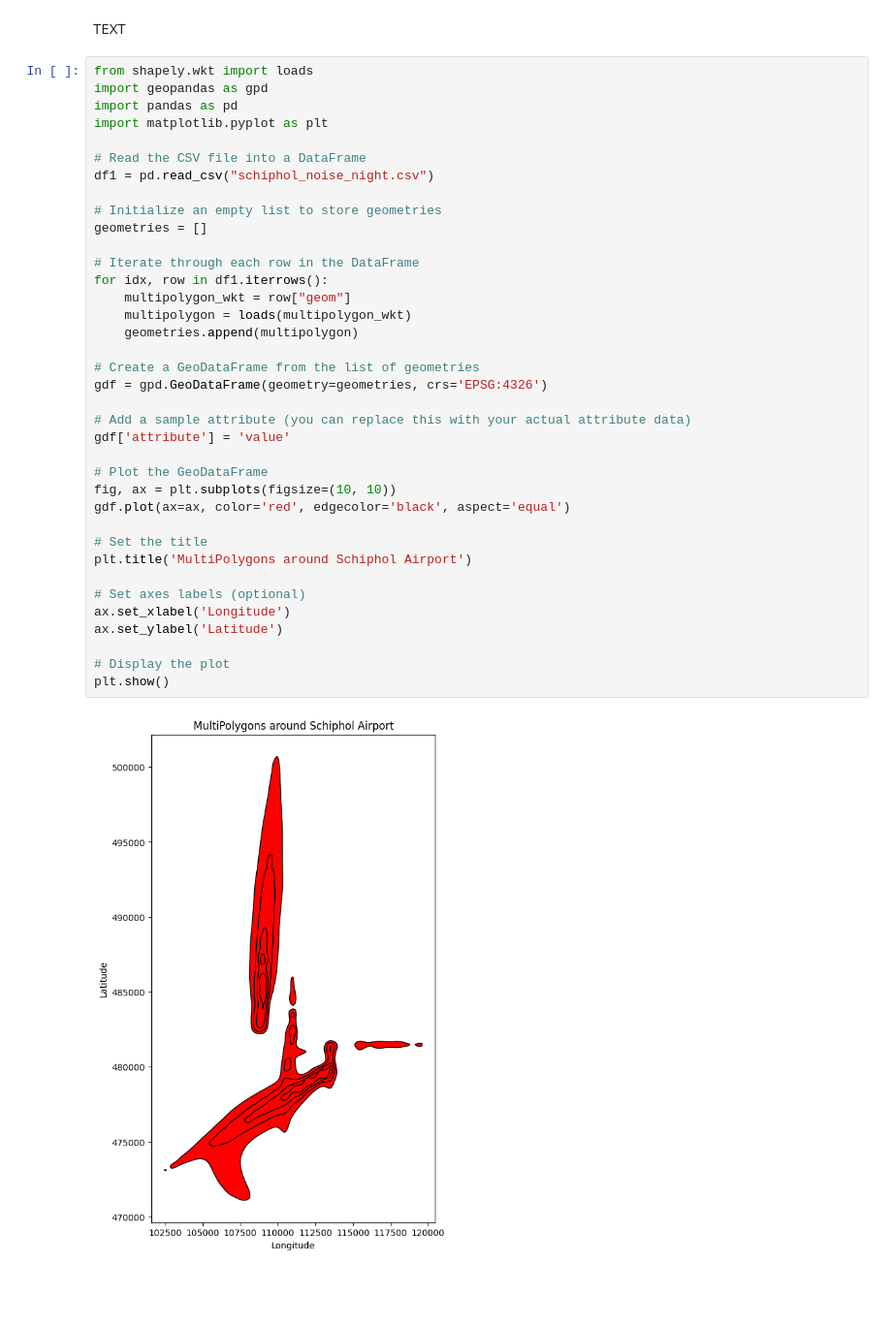
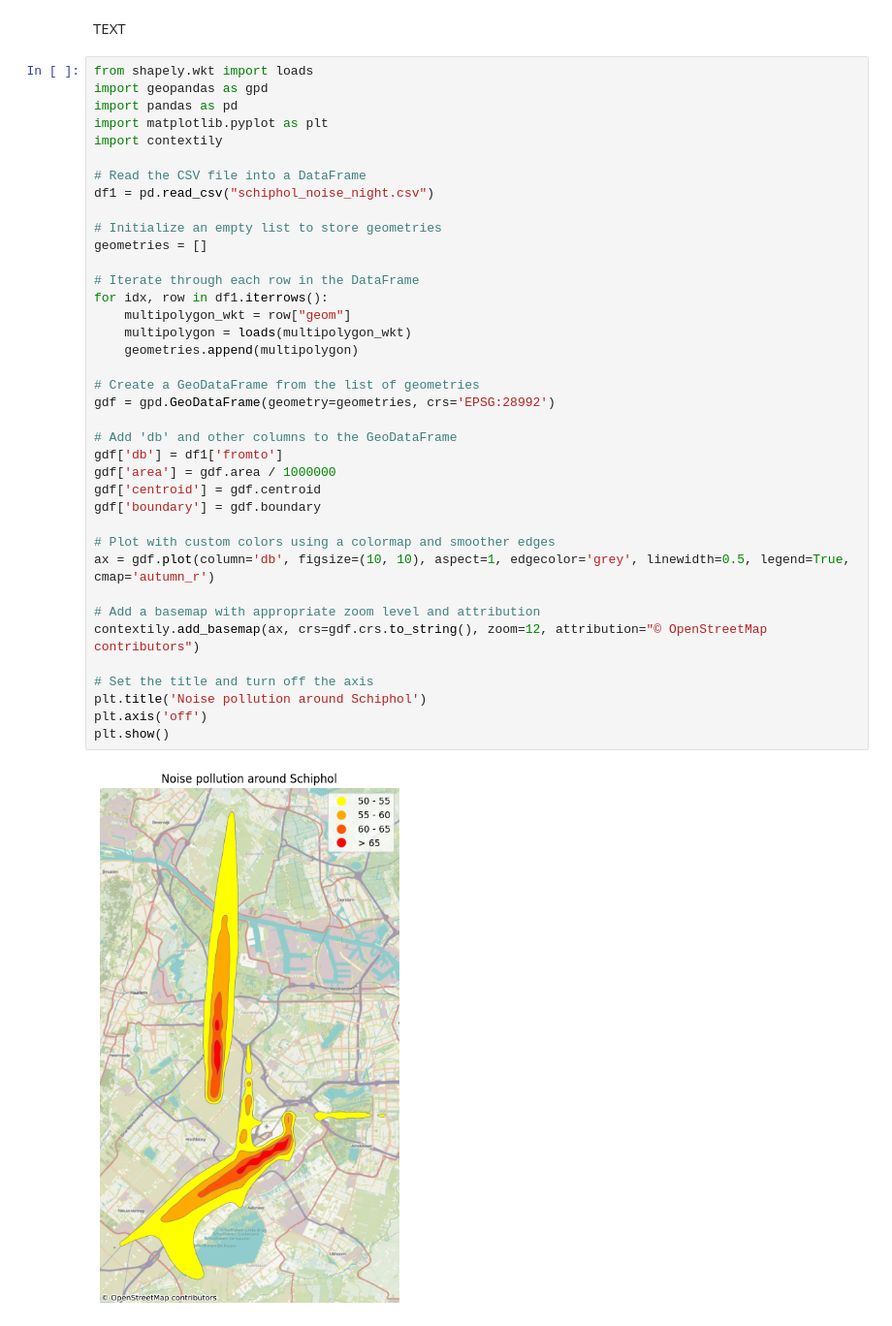
Before and after one commit to BeaudeRooij/Informatievisualisatie, a Jupyter notebook: _sources/docs/datastory.ipynb, the cells around one changed output. Shown at 97% size. Cells and saved outputs as stored; diff of their text form; blank space fills up the shorter version.

```diff
--- a/_sources/docs/datastory.ipynb
+++ b/_sources/docs/datastory.ipynb
@@ -328,39 +362,40 @@ TEXT
 # %%
 from shapely.wkt import loads
 import geopandas as gpd
 import pandas as pd
 import matplotlib.pyplot as plt
+import contextily
 
 # Read the CSV file into a DataFrame
 df1 = pd.read_csv("schiphol_noise_night.csv")
 
 # Initialize an empty list to store geometries
 geometries = []
 
 # Iterate through each row in the DataFrame
 for idx, row in df1.iterrows():
     multipolygon_wkt = row["geom"]
     multipolygon = loads(multipolygon_wkt)
     geometries.append(multipolygon)
 
 # Create a GeoDataFrame from the list of geometries
-gdf = gpd.GeoDataFrame(geometry=geometries, crs='EPSG:4326')
+gdf = gpd.GeoDataFrame(geometry=geometries, crs='EPSG:28992')
 
-# Add a sample attribute (you can replace this with your actual attribute data)
-gdf['attribute'] = 'value'
+# Add 'db' and other columns to the GeoDataFrame
+gdf['db'] = df1['fromto']
+gdf['area'] = gdf.area / 1000000
+gdf['centroid'] = gdf.centroid
+gdf['boundary'] = gdf.boundary
 
-# Plot the GeoDataFrame
-fig, ax = plt.subplots(figsize=(10, 10))
-gdf.plot(ax=ax, color='red', edgecolor='black', aspect='equal')
+# Plot with custom colors using a colormap and smoother edges
+ax = gdf.plot(column='db', figsize=(10, 10), aspect=1, edgecolor='grey', linewidth=0.5, legend=True, cmap='autumn_r')
 
-# Set the title
-plt.title('MultiPolygons around Schiphol Airport')
+# Add a basemap with appropriate zoom level and attribution
+contextily.add_basemap(ax, crs=gdf.crs.to_string(), zoom=12, attribution="© OpenStreetMap contributors")
 
-# Set axes labels (optional)
-ax.set_xlabel('Longitude')
-ax.set_ylabel('Latitude')
-
-# Display the plot
+# Set the title and turn off the axis
+plt.title('Noise pollution around Schiphol')
+plt.axis('off')
 plt.show()
 # %% [output]
-[figure, old version]
+[figure, new version]
```
Also changed, not shown: parts of 1 cell of this notebook, 5 other files.
